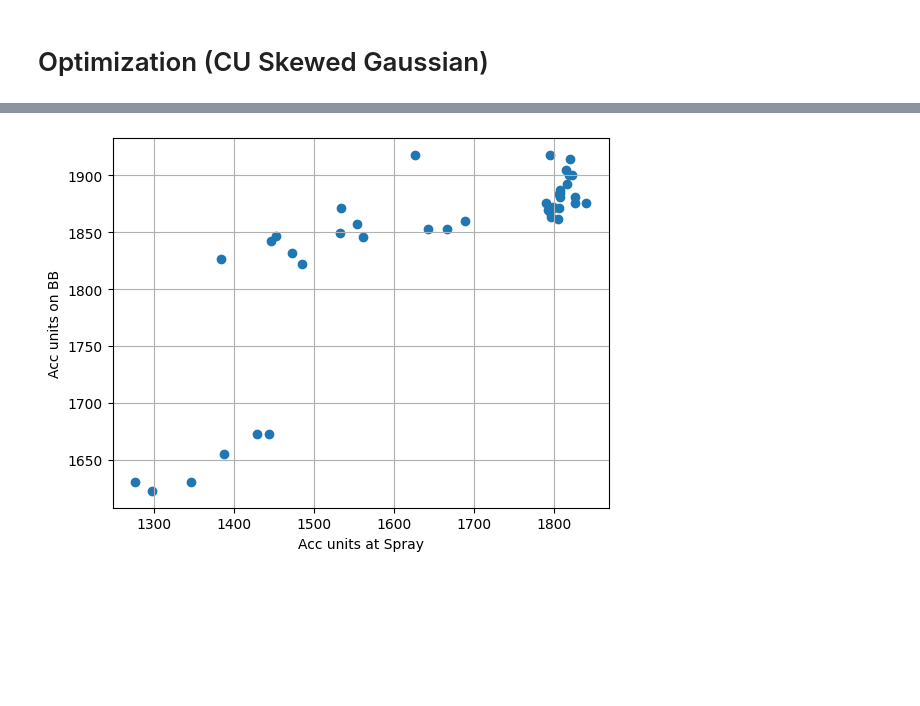
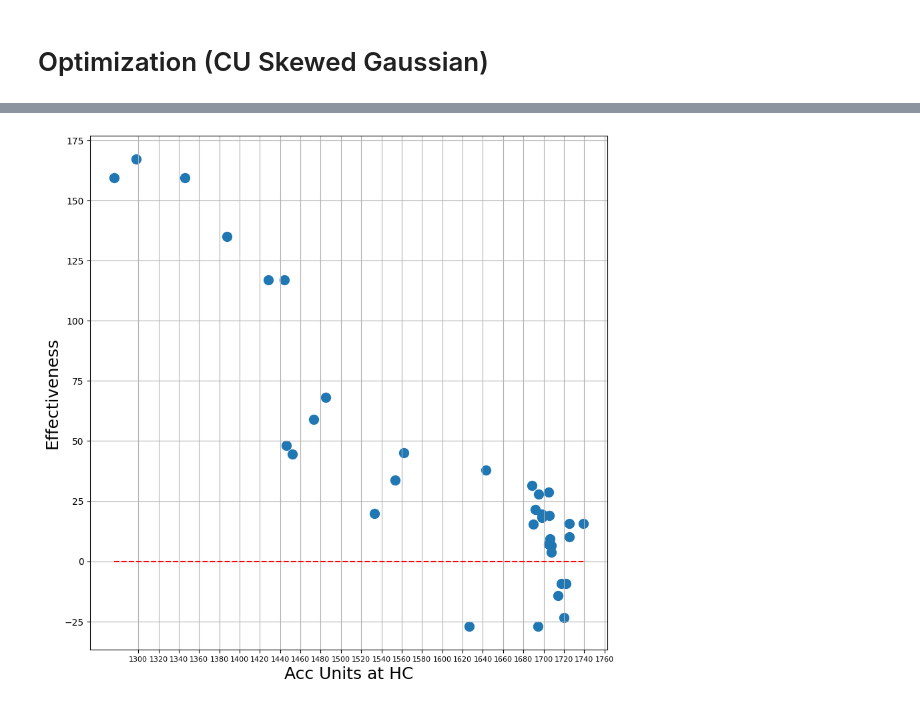
Before and after one commit to Niloofar-Sh/PlayGround, a Jupyter notebook: HC_BB.ipynb, the cells around one changed output, grey strips where cells are left out. Saved outputs shown, nothing was run; the diff lists cells and outputs as text; code cells hidden in the pictures; blank space fills up the shorter version.

Commit message:
HC predict/effectiveness/skewedGaussian/draft

```diff
--- a/HC_BB.ipynb
+++ b/HC_BB.ipynb
@@ -604,7 +605,7 @@ predictions = []
 spray_doys = []
 chu_obs = []
 chu_spray = []
-
+natural = []
 
 for loc in observed_budbreak_doy.keys():
      for year in observed_budbreak_doy[loc].keys():
@@ -617,6 +618,7 @@ for loc in observed_budbreak_doy.keys():
                 spray_doys.append(observed_application_doy[loc][year][sheet_info])
                 chu_obs.append(CHU_observation[loc][year][sheet_info])
                 chu_spray.append(CHU_spray[loc][year][sheet_info])
+                natural.append(natural_budbreak_doy[loc][year][sheet_info])
 
 
 mae = utils.mean_absolute_error(observations,predictions)
@@ -643,8 +645,11 @@ plt.plot(np.arange(np.min(observations),np.max(observations)+1,1),np.zeros(np.ma
 # %%
-plt.scatter(chu_spray,chu_obs)
-plt.xlabel('Acc units at Spray')
-plt.ylabel('Acc units on BB')
+plt.figure(figsize=(10, 10))
+plt.scatter(chu_spray,np.array(1790)-np.array(chu_obs), marker='.', s=400)
+plt.ylabel('Effectiveness', fontsize=18)
+plt.xlabel('Acc Units at HC', fontsize=18)
+plt.xticks(np.arange(1300,1800,20),fontsize=8)
+plt.plot(np.arange(np.min(chu_spray),np.max(chu_spray)+1,1),np.zeros(int(np.max(chu_spray))-int(np.min(chu_spray))+1), 'r--', linewidth=1.5)
 plt.grid()
 # %% [output]
-[figure, old version]
+[figure, new version]
 # %%
```
Also changed, not shown: parts of 12 cells of this notebook.
